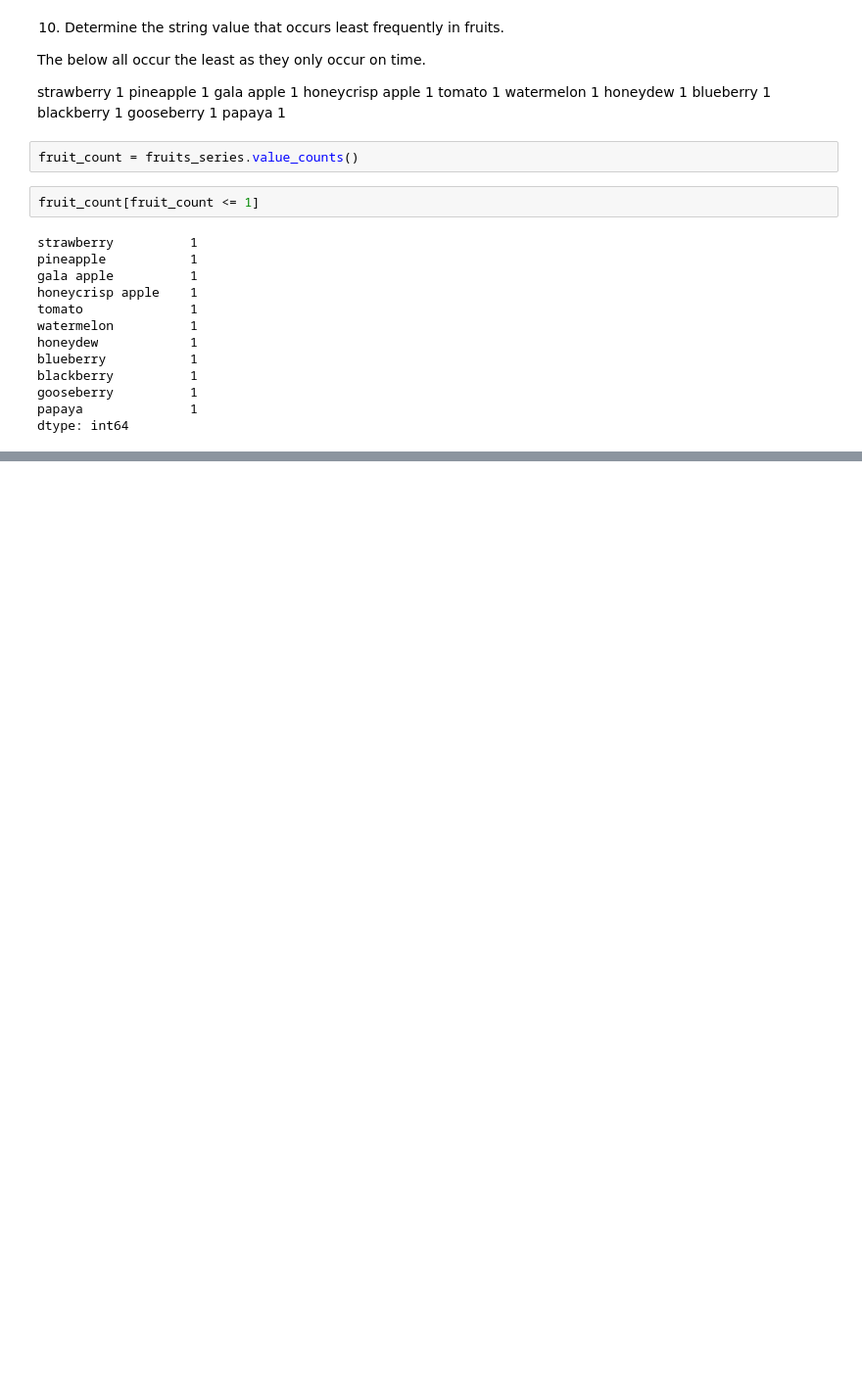
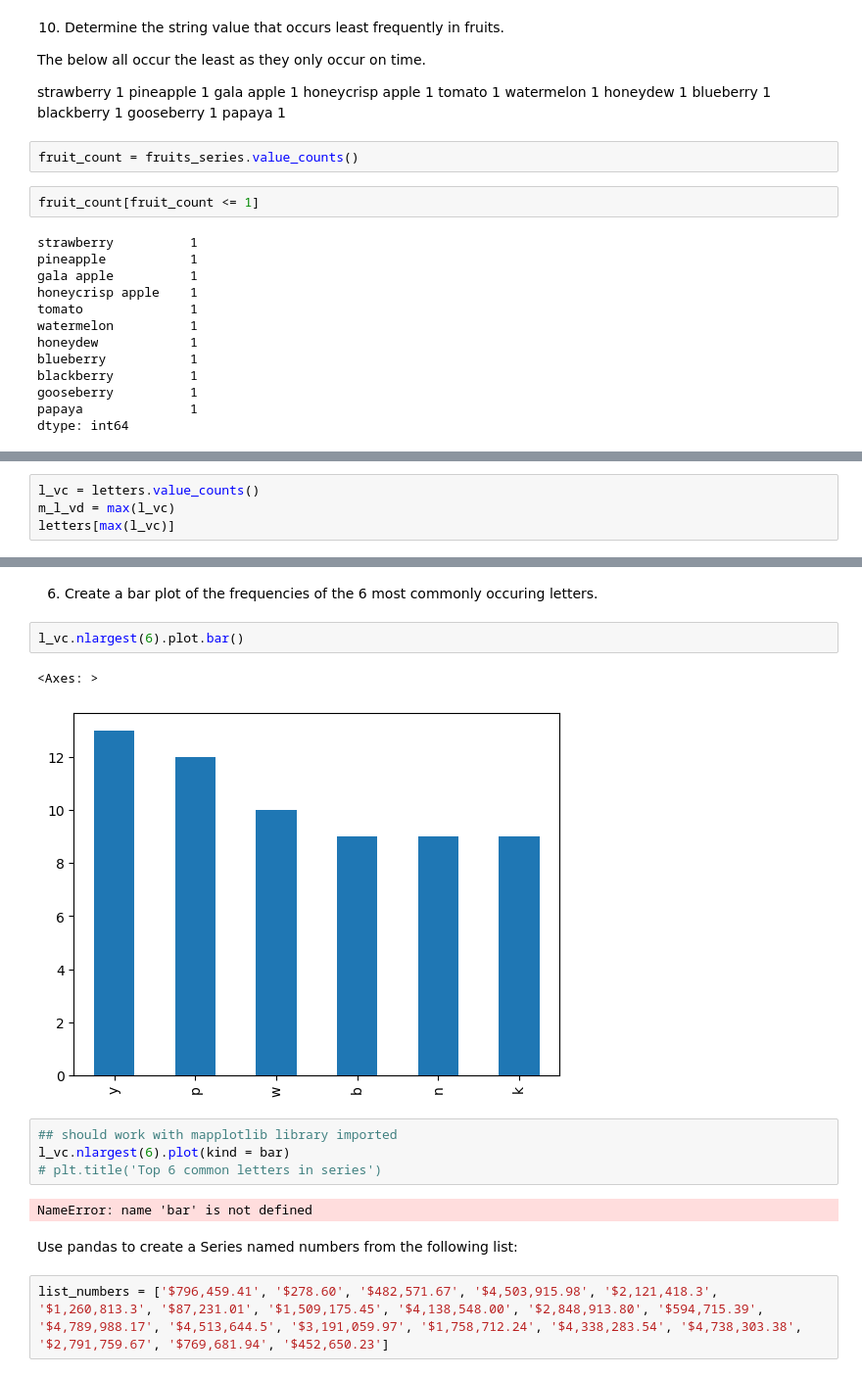
Before and after one commit to eelysee/numpy_pandas_visualization_exercises, a Jupyter notebook: pandas_series.ipynb, the cells around one changed output, grey strips where cells are left out. Shown at 98% size. Saved outputs shown, nothing was run; the diff lists cells and outputs as text; blank space fills up the shorter version.

```diff
--- a/pandas_series.ipynb
+++ b/pandas_series.ipynb
@@ -201,0 +402,4 @@ dtype: int64
+# %%
+l_vc = letters.value_counts()
+m_l_vd = max(l_vc)
+letters[max(l_vc)]
@@ -201,0 +451,17 @@ dtype: int64
+# %% [markdown]
+6. Create a bar plot of the frequencies of the 6 most commonly occuring letters.
+# %%
+l_vc.nlargest(6).plot.bar()
+# %% [output]
+<Axes: >
+[figure, added]
+# %%
+## should work with mapplotlib library imported
+l_vc.nlargest(6).plot(kind = bar)
+# plt.title('Top 6 common letters in series')
+# %% [output]
+NameError: name 'bar' is not defined
+# %% [markdown]
+Use pandas to create a Series named numbers from the following list:
+# %%
+list_numbers = ['$796,459.41', '$278.60', '$482,571.67', '$4,503,915.98', '$2,121,418.3', '$1,260,813.3', '$87,231.01', '$1,509,175.45', '$4,138,548.00', '$2,848,913.80', '$594,715.39', '$4,789,988.17', '$4,513,644.5', '$3,191,059.97', '$1,758,712.24', '$4,338,283.54', '$4,738,303.38', '$2,791,759.67', '$769,681.94', '$452,650.23']
```
Also changed, not shown: parts of 66 cells of this notebook, 2 other files.
